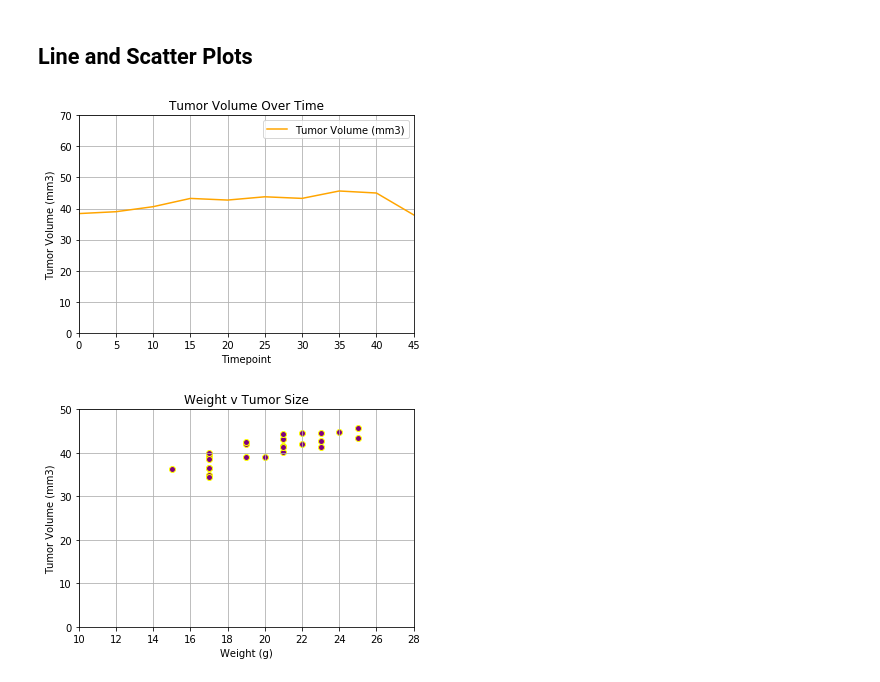
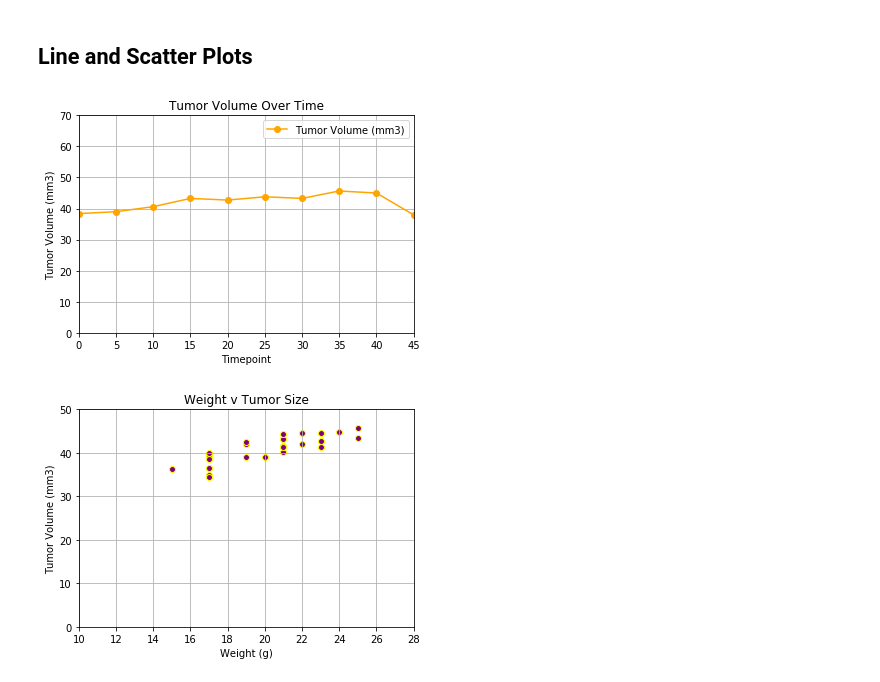
Before and after one commit to j1candel/matplotlib-challenge, a Jupyter notebook: Pymaceuticals/pymaceuticals_starter.ipynb, the cells around one changed output. Cells and saved outputs as stored; diff of their text form; code cells hidden in the pictures.

```diff
--- a/Pymaceuticals/pymaceuticals_starter.ipynb
+++ b/Pymaceuticals/pymaceuticals_starter.ipynb
@@ -244,27 +244,31 @@ plt.axis('equal')
 # %%
 # Generate a line plot of time point versus tumor volume for a mouse treated with Capomulin
 capomulin_df = mice_data_df.loc[(mice_data_df['Drug Regimen'] == 'Capomulin')]
 b128_df = capomulin_df.loc[(capomulin_df['Mouse ID'] == 'b128')]
 time = np.arange(0, 50, 5)
+
+#Finding the x and y values
 timepoint = b128_df[['Timepoint']]
 tumor_volume = b128_df[['Tumor Volume (mm3)']]
-tumor_volume, = plt.plot(time, tumor_volume, color = 'orange', label = 'Tumor Volume (mm3)')
+
+#Making the scatter plot
+tumor_volume, = plt.plot(time, tumor_volume, marker="o", color = 'orange', label = 'Tumor Volume (mm3)')
 
 #Adding lables and titles
 plt.title('Tumor Volume Over Time')
 plt.xlabel('Timepoint')
 plt.ylabel('Tumor Volume (mm3)')
 
 #Setting Limits
 plt.xlim(0,45)
 plt.ylim(0,70)
 
 #Setting a legend
 plt.legend(handles=[tumor_volume], loc='best')
 
 #Adding a grid
 plt.grid()
 # %% [output]
-[figure, old version]
+[figure, new version]
 # %%
 # Generate a scatter plot of mouse weight versus average tumor volume for the Capomulin regimen
```
Also changed, not shown: parts of 5 cells of this notebook.
